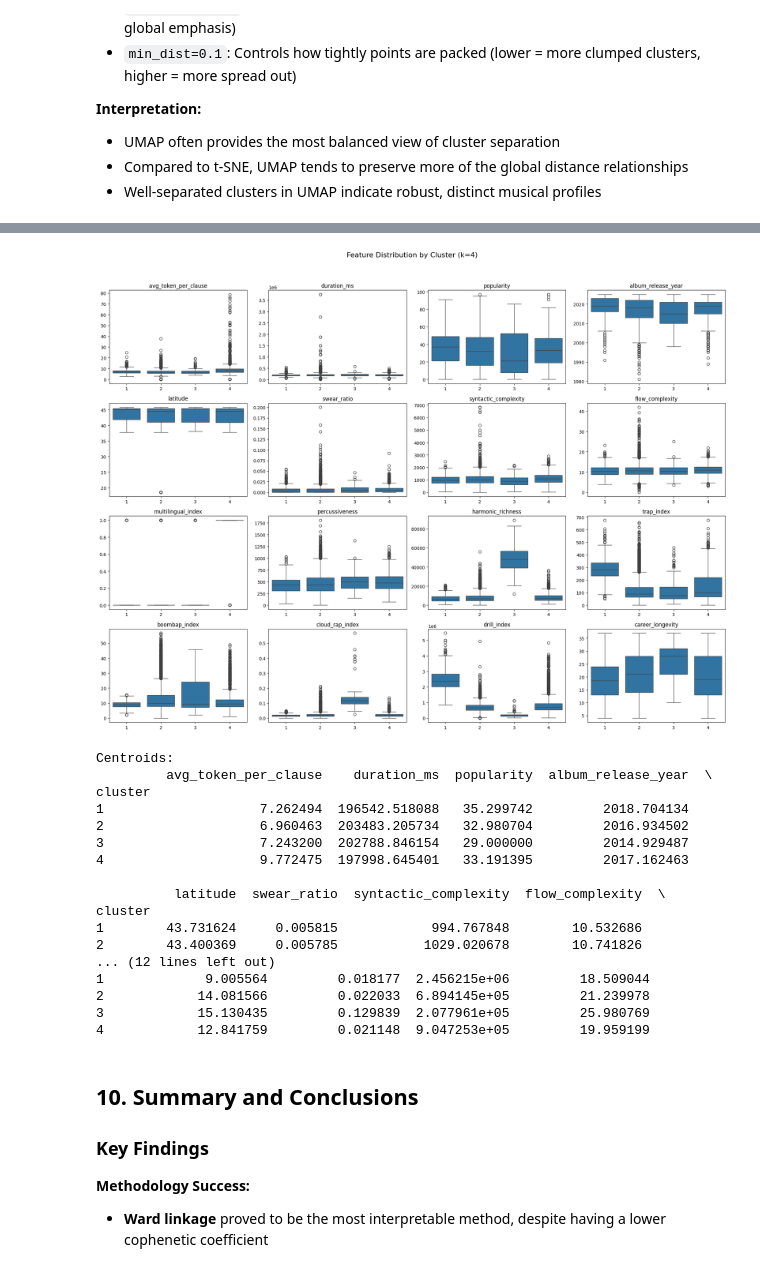
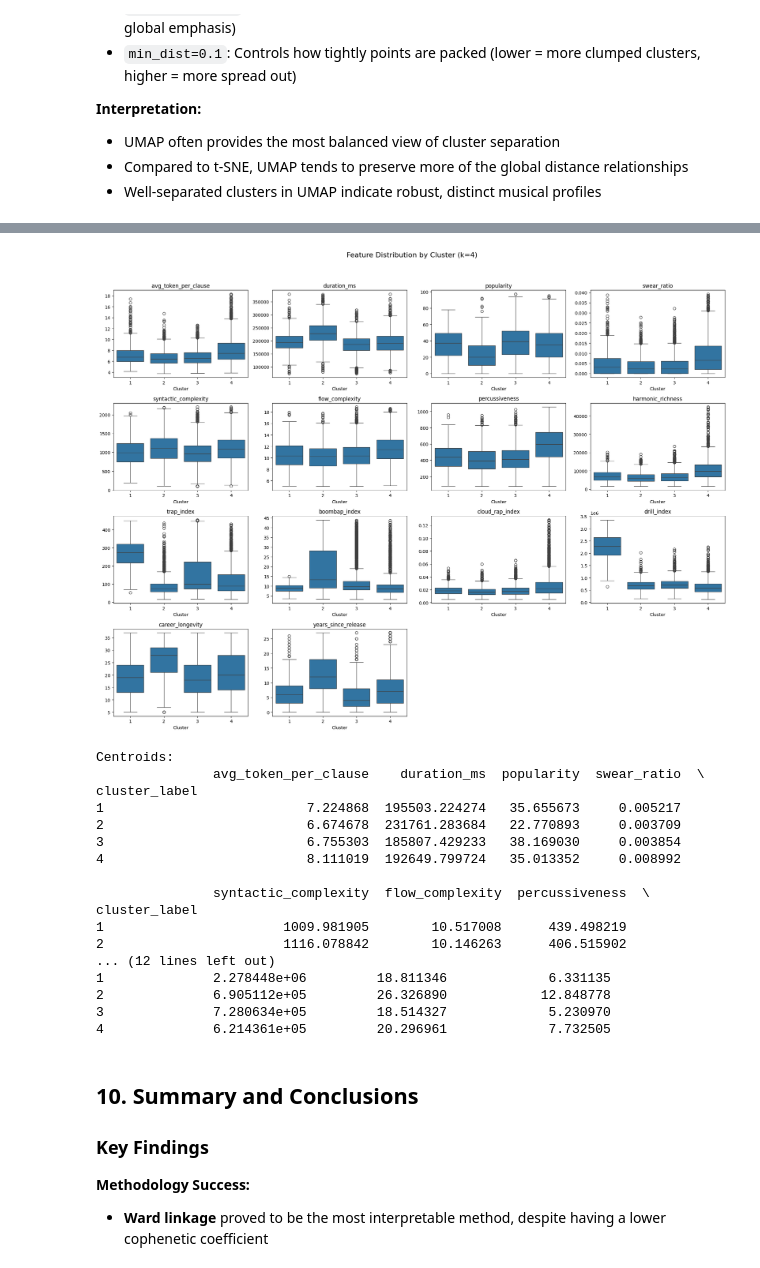
Before and after one commit to DGabri/data_mining_unipi, a Jupyter notebook: task_2/hierarchical_clustering.ipynb, the cells around one changed output, grey strips where cells are left out. Drawn from its saved outputs; the diff is of its cells as text; code cells hidden in the pictures.

Commit message:
refinements on hierarchical clustering

```diff
--- a/task_2/hierarchical_clustering.ipynb
+++ b/task_2/hierarchical_clustering.ipynb
@@ -48,7 +48,7 @@ import umap
 sys.setrecursionlimit(20000)
 
 # 1. Load Dataset
-filename = '../clustering_dataset/merged_dataset.csv'
+filename = '../clustering_dataset/merged_dataset_clean.csv'
 try:
     df = pd.read_csv(filename)
     print(f"Dataset loaded successfully: {df.shape}")
@@ -889,71 +877,67 @@ The boxplots will reveal which features define each cluster. For example:
 - A "Drill" cluster might show high `drill_index` and high `swear_ratio`
 - A "Pop Rap" cluster might show high `popularity` but lower genre-specific indices
 # %%
-scaler = StandardScaler()
-features_scaled = scaler.fit_transform(features)
+# Use the already scaled features and Ward linkage matrix
+# features_scaled was created in step 2
+# Z_ward (or Z_final) was created in step 5/6
 
-# Linkage (Ward)
-# I won't compute the full dendrogram or pdist as it might be slow for 9637 points in this environment if not careful,
-# but Ward is generally O(N^2) or efficient enough.
-# Actually, linkage matrix size is (N-1)x4.
-Z = linkage(features_scaled, method='ward')
-
-# Determine best k (simplified search)
-# k_values = [3, 4, 5, 6]
-# sil_scores = []
-# for k in k_values:
-#     labels = fcluster(Z, k, criterion='maxclust')
-#     sil = silhouette_score(features_scaled, labels)
-#     sil_scores.append(sil)
-#     print(f"k={k}, Silhouette={sil:.4f}")
-
+# Ensure we have the clusters for k=4
 best_k = 4
-# Apply best k
-df['cluster'] = fcluster(Z, best_k, criterion='maxclust')
+# We can reuse the 'cluster_label' column we already added to df_clean in step 5
+# But to be safe and self-contained in this visualization block:
+if 'cluster_label' not in df_clean.columns:
+    clusters = fcluster(Z_ward, best_k, criterion='maxclust')
+    df_clean['cluster_label'] = clusters
 
 # Create Box Plots
-# We have 16 features. A 4x4 grid is good.
+# We have 14 features. A 4x4 grid (16 slots) is sufficient.
 n_cols = 4
 n_rows = 4
 fig, axes = plt.subplots(n_rows, n_cols, figsize=(20, 16))
 fig.suptitle(f'Feature Distribution by Cluster (k={best_k})', fontsize=16)
 
 feature_names = features.columns
 for i, col in enumerate(feature_names):
     row = i // n_cols
     col_idx = i % n_cols
 
-    sns.boxplot(x='cluster', y=col, data=df, ax=axes[row, col_idx])
+    sns.boxplot(x='cluster_label', y=col, data=df_clean, ax=axes[row, col_idx])
     axes[row, col_idx].set_title(col)
-    axes[row, col_idx].set_xlabel('')
+    axes[row, col_idx].set_xlabel('Cluster')
     axes[row, col_idx].set_ylabel('')
+
+# Hide empty subplots if any
+for i in range(len(feature_names), n_rows * n_cols):
+    row = i // n_cols
+    col_idx = i % n_cols
+    fig.delaxes(axes[row, col_idx])
 
 plt.tight_layout(rect=[0, 0.03, 1, 0.95])
 plt.show()
 
 # Calculate centroids to help interpretation
-centroids = df.groupby('cluster')[feature_names].mean()
+centroids = df_clean.groupby('cluster_label')[feature_names].mean()
 print("\nCentroids:")
 print(centroids)
 # %% [output]
-[figure, old version]
+[figure, new version]
 Centroids:
-         avg_token_per_clause    duration_ms  popularity  album_release_year  \
-cluster
-1                    7.262494  196542.518088   35.299742         2018.704134
-2                    6.960463  203483.205734   32.980704         2016.934502
-3                    7.243200  202788.846154   29.000000         2014.929487
-4                    9.772475  197998.645401   33.191395         2017.162463
+               avg_token_per_clause    duration_ms  popularity  swear_ratio  \
+cluster_label
+1                          7.224868  195503.224274   35.655673     0.005217
+2                          6.674678  231761.283684   22.770893     0.003709
+3                          6.755303  185807.429233   38.169030     0.003854
+4                          8.111019  192649.799724   35.013352     0.008992
 
-          latitude  swear_ratio  syntactic_complexity  flow_complexity  \
-cluster
-1        43.731624     0.005815            994.767848        10.532686
-2        43.400369     0.005785           1029.020678        10.741826
+               syntactic_complexity  flow_complexity  percussiveness  \
+cluster_label
+1                       1009.981905        10.517008      439.498219
+2                       1116.078842        10.146263      406.515902
 ... (12 lines left out)
-1             9.005564         0.018177  2.456215e+06         18.509044
-2            14.081566         0.022033  6.894145e+05         21.239978
-3            15.130435         0.129839  2.077961e+05         25.980769
-4            12.841759         0.021148  9.047253e+05         19.959199
+1              2.278448e+06         18.811346             6.331135
+2              6.905112e+05         26.326890            12.848778
+3              7.280634e+05         18.514327             5.230970
+4              6.214361e+05         20.296961             7.732505
 # %% [markdown]
 ## 10. Summary and Conclusions
 
```
Also changed, not shown: parts of 16 cells of this notebook.
